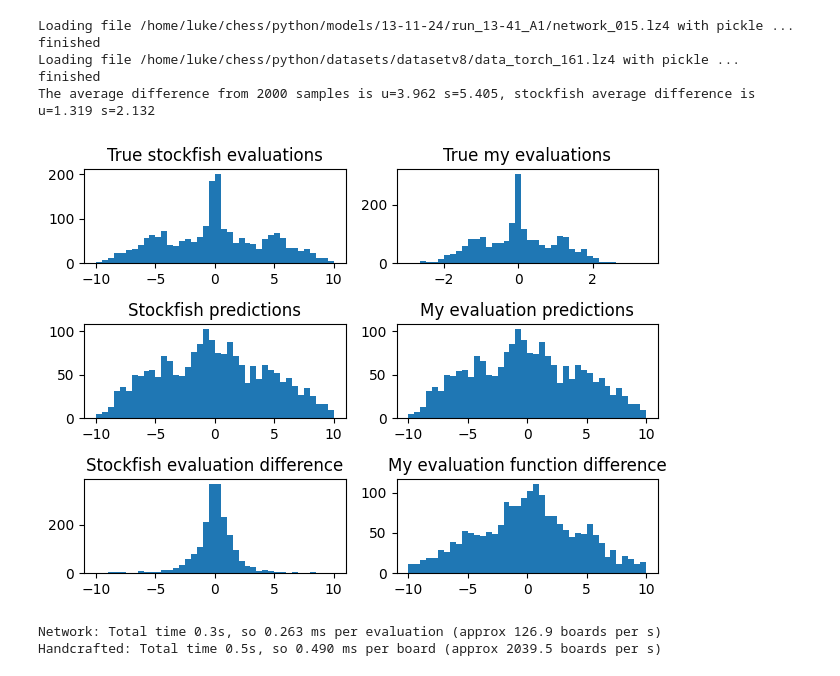
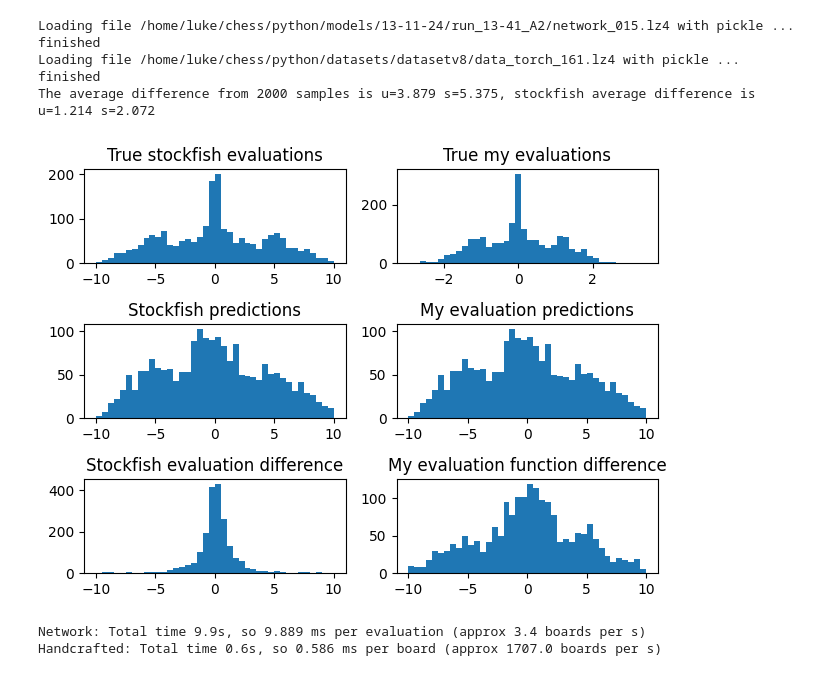
Before and after one commit to lukebeddow/chess, a Jupyter notebook: python/explore_data.ipynb, the cells around one changed output. Cells and saved outputs as stored; diff of their text form; code cells hidden in the pictures.

```diff
--- a/python/explore_data.ipynb
+++ b/python/explore_data.ipynb
@@ -792,7 +792,7 @@ if loadexisting:
     trained_net = modelloader.load("chessnet_model", id=None)
   else:
     group = "13-11-24"
-    run = "run_13-41_A1"
+    run = "run_13-41_A2"
     modelloader = ModelSaver(f"/home/luke/chess/python/models/{group}/{run}")
     trained_net = modelloader.load("network", id=None)
 
@@ -891,36 +891,36 @@ std_sf_diff = np.std(diff_sf)
 diff_my = np.array(my_diff_vec)
 mean_my_diff = np.mean(np.abs(diff_my))
 std_my_diff = np.std(diff_my)
 
 sf_vec = np.array(sf_vec)
 
 print(f"The average difference from {n} samples is u={mean_my_diff:.3f} s={std_my_diff:.3f}, stockfish average difference is u={mean_sf_diff:.3f} s={std_sf_diff:.3f}")
 
 fig, axs = plt.subplots(3, 2)
 # axs[0].hist(evals.detach().to("cpu").numpy(), bins=40, range=(-10, 10))
 
 norm = normalise_data(torch.tensor(sf_vec), factors=factors)
 norm = norm.detach().numpy()
 
 axs[0][0].hist(sf_vec, bins=40, range=(-10, 10))
 axs[1][0].hist(sf_pred_vec, bins=40, range=(-10, 10))
 axs[2][0].hist(diff_sf, bins=40, range=(-10, 10))
 axs[0][1].hist(norm, bins=40)
 axs[1][1].hist(my_pred_vec, bins=40, range=(-10, 10))
 axs[2][1].hist(diff_my, bins=40, range=(-10, 10))
 axs[0][0].set_title("True stockfish evaluations")
 axs[1][0].set_title("Stockfish predictions")
 axs[2][0].set_title("Stockfish evaluation difference")
 axs[0][1].set_title("True my evaluations")
 axs[1][1].set_title("My evaluation predictions")
 axs[2][1].set_title("My evaluation function difference")
 fig.tight_layout()
 plt.show()
 # %% [output]
-Loading file /home/luke/chess/python/models/13-11-24/run_13-41_A1/network_015.lz4 with pickle ... finished
+Loading file /home/luke/chess/python/models/13-11-24/run_13-41_A2/network_015.lz4 with pickle ... finished
 Loading file /home/luke/chess/python/datasets/datasetv8/data_torch_161.lz4 with pickle ... finished
-The average difference from 2000 samples is u=3.962 s=5.405, stockfish average difference is u=1.319 s=2.132
+The average difference from 2000 samples is u=3.879 s=5.375, stockfish average difference is u=1.214 s=2.072
-[figure, old version]
+[figure, new version]
 # %%
 time_net = True
 
@@ -953,8 +953,8 @@ if time_net:
 
   print(f"Handcrafted: Total time {t2 - t1:.1f}s, so {((t2 - t1) / num) * 1e3:.3f} ms per board (approx {1 / ((t2 - t1) / num):.1f} boards per s)")
 # %% [output]
-Network: Total time 0.3s, so 0.263 ms per evaluation (approx 126.9 boards per s)
-Handcrafted: Total time 0.5s, so 0.490 ms per board (approx 2039.5 boards per s)
+Network: Total time 9.9s, so 9.889 ms per evaluation (approx 3.4 boards per s)
+Handcrafted: Total time 0.6s, so 0.586 ms per board (approx 1707.0 boards per s)
 # %%
 # trace model, but move to the cpu before saving
 trained_net.to("cpu")
```
Also changed, not shown: parts of 3 cells of this notebook, 3 other files.
